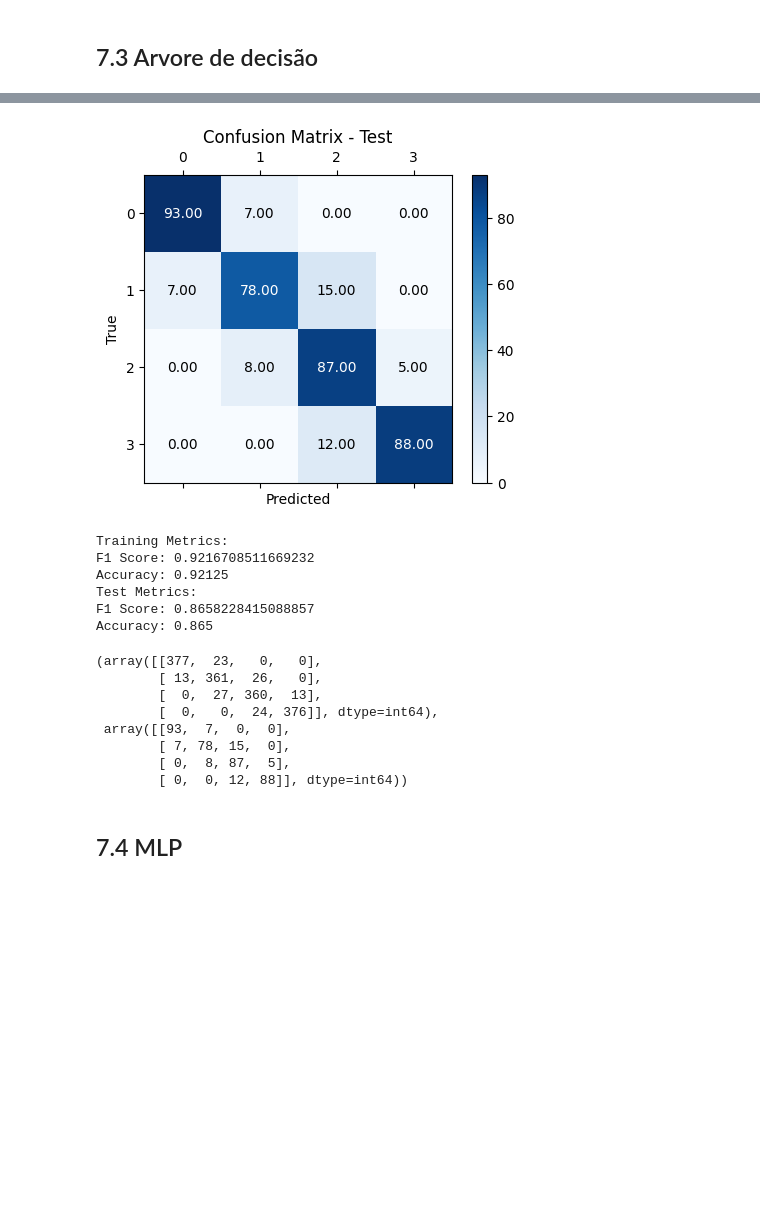
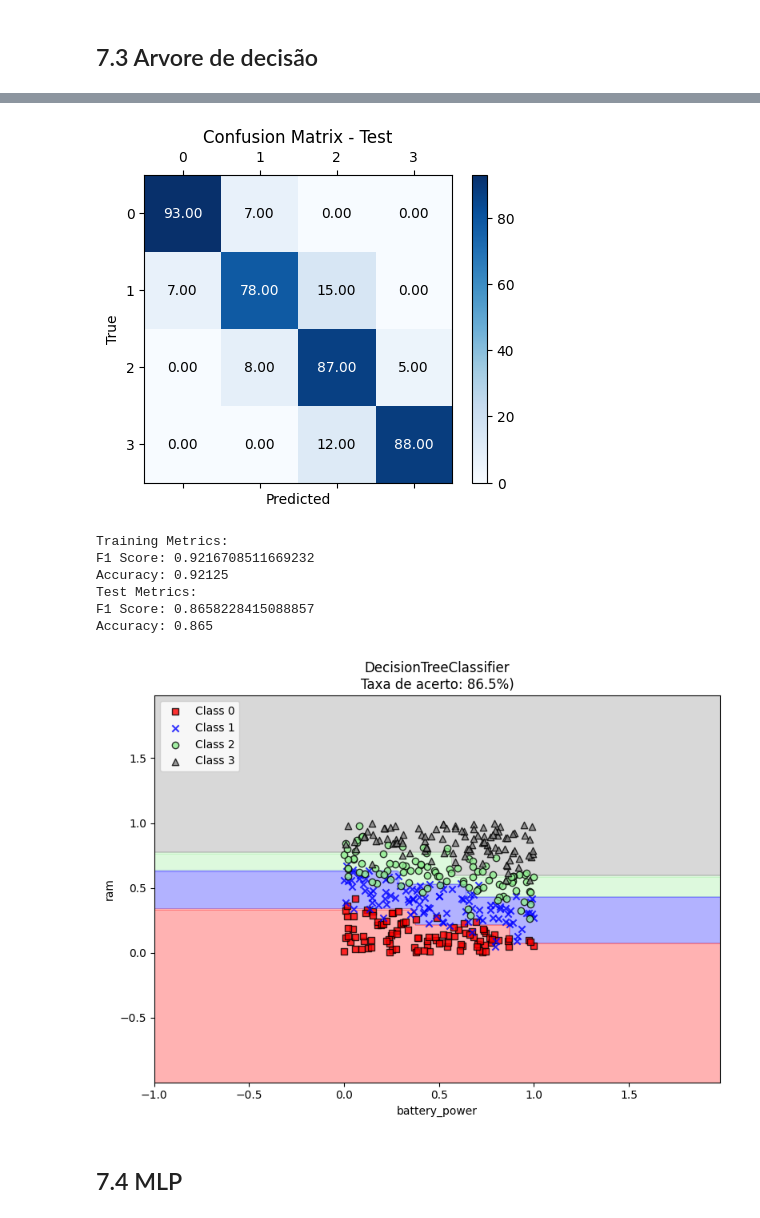
Before and after one commit to racouto7/PES03-Aprendizado-de-M-quinas-1, a Jupyter notebook: Projeto Aprendizado I.ipynb, the cells around one changed output, grey strips where cells are left out. Drawn from its saved outputs; the diff is of its cells as text; code cells hidden in the pictures; blank space fills up the shorter version.

```diff
--- a/Projeto Aprendizado I.ipynb
+++ b/Projeto Aprendizado I.ipynb
@@ -858,32 +883,36 @@ TypeError: 'tuple' object is not callable
 # %%
 # Definir o modelo
 dt = DecisionTreeClassifier()
 
 # Definir os parâmetros do modelo
 params = {'max_depth': 6}
 # Explicação escolha parâmetro
 # apesar da matriz ROC o melhor resultado tenha sido para max_depth =5
 # max_depth =6 também apresentou um valor alto na matriz ROC e sua acurácia foi mais elevada, o que justificou sua escolha
 # Chamar a função generate_confusion_matrix
-conf_matrix_mean = generate_confusion_matrix(dt, params, X_train, X_test, y_train, y_test)
-conf_matrix_mean
+accuracy = generate_confusion_matrix(dt, params, X_train, X_test, y_train, y_test)
+
+# Selecionar as features para plotagem
+feature1 = 0  # índice da primeira feature
+feature2 = 6  # índice da segunda feature
+
+X_plot = X_test.iloc[:, [feature1, feature2]].values  # Selecionando apenas as duas features para plotagem
+X_train_mean = X_train.mean(axis=0).values  # Calculando a média de cada feature no conjunto de treinamento
+
+# Plotar a região de decisão
+plt.figure(figsize=(8, 6))
+plot_decision_regions(X_plot, y_test.values, dt, "DecisionTreeClassifier", accuracy, feature1, feature2, X_train_mean)
+plt.show()
 # %% [output]
 [figure]
 [figure]
 Training Metrics:
 F1 Score: 0.9216708511669232
 Accuracy: 0.92125
 Test Metrics:
 F1 Score: 0.8658228415088857
 Accuracy: 0.865
-(array([[377,  23,   0,   0],
-        [ 13, 361,  26,   0],
-        [  0,  27, 360,  13],
-        [  0,   0,  24, 376]], dtype=int64),
- array([[93,  7,  0,  0],
-        [ 7, 78, 15,  0],
-        [ 0,  8, 87,  5],
-        [ 0,  0, 12, 88]], dtype=int64))
+[figure, added]
 # %% [markdown]
 ## 7.4 MLP
 # %%
```
Also changed, not shown: parts of 13 cells of this notebook.
